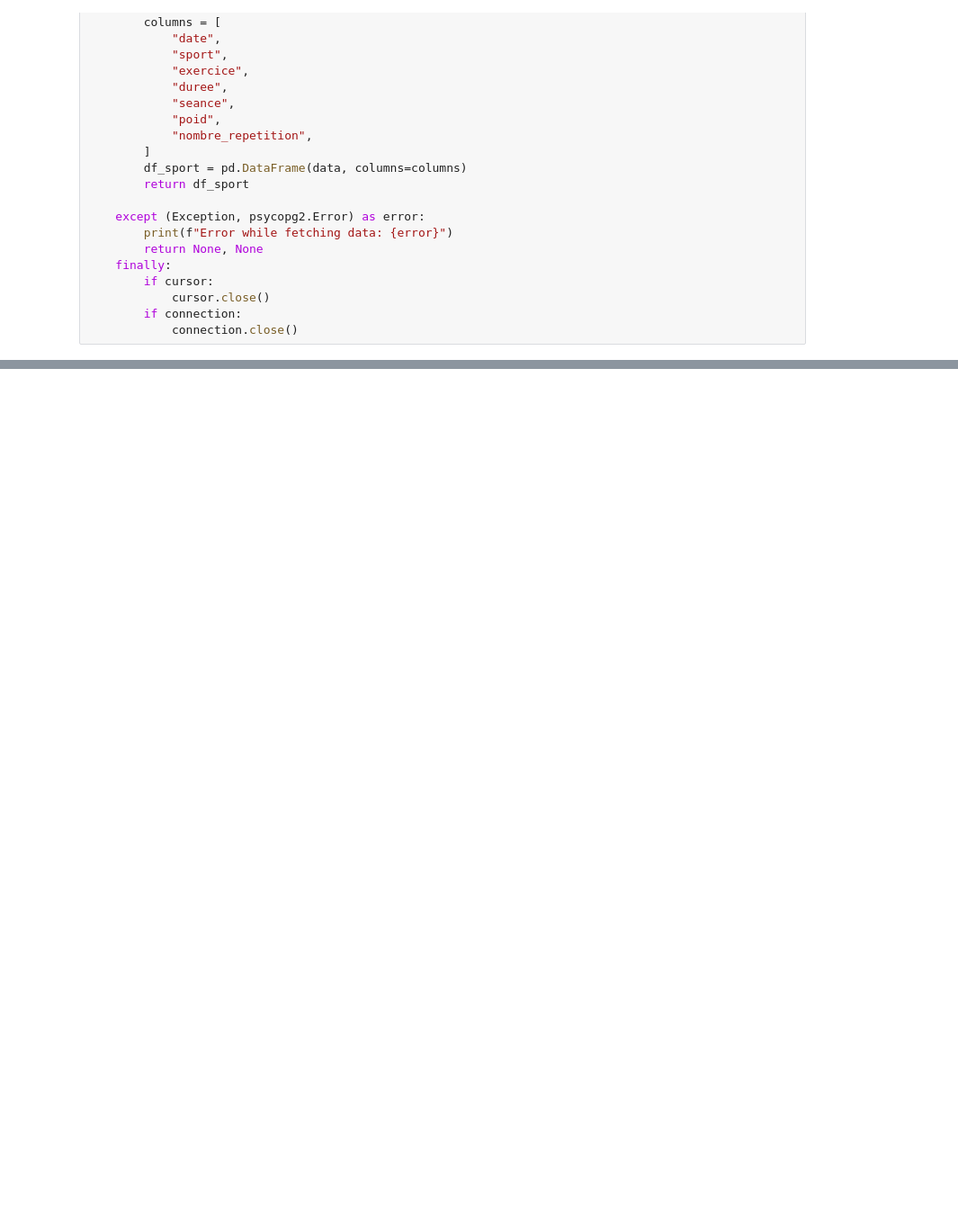
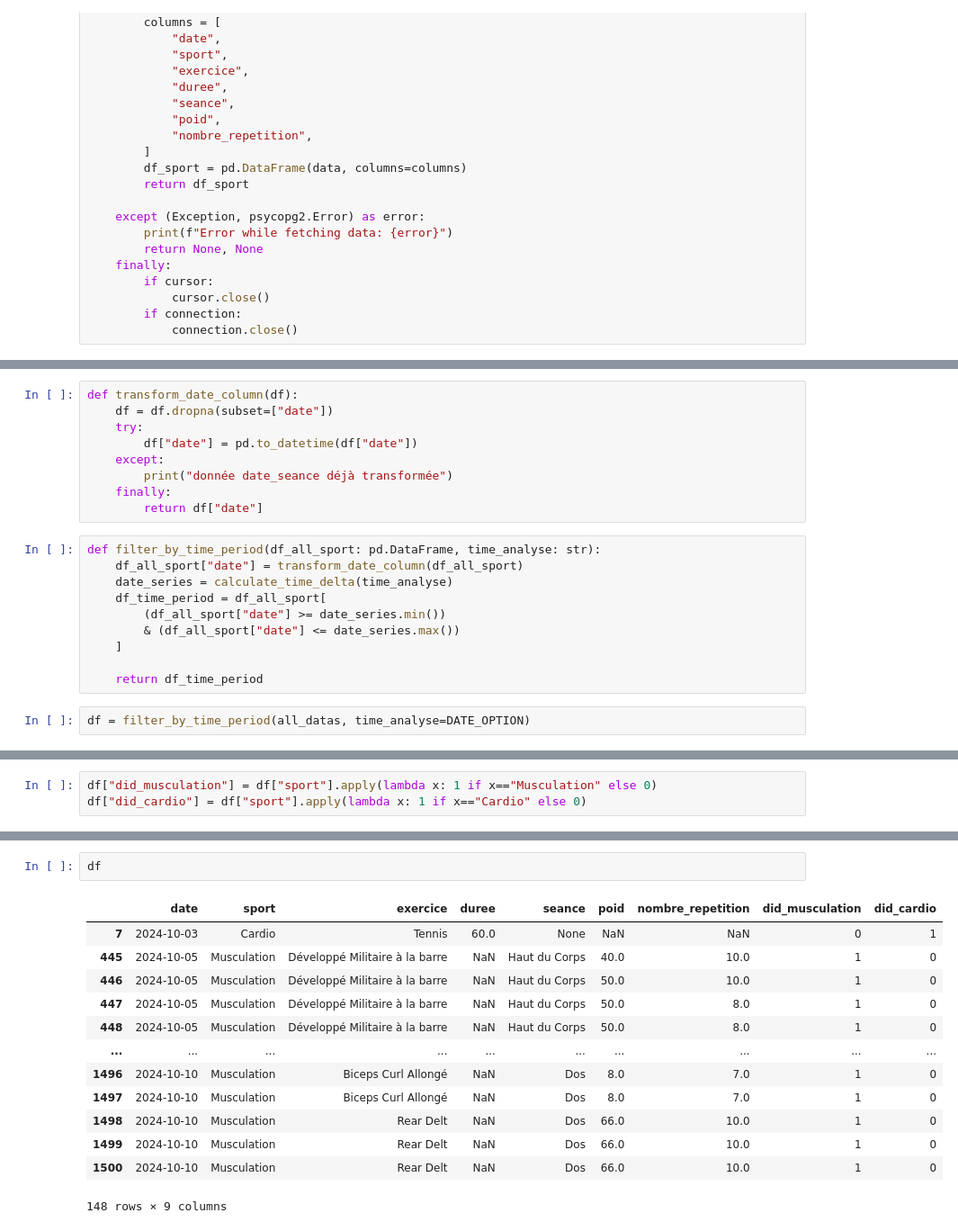
Before and after one commit to louismartindunord/SportMetrics, a Jupyter notebook: notebook/data_visualisation.ipynb, the cells around one changed output, grey strips where cells are left out. Shown: that part at 90% size. Cells and saved outputs as stored; diff of their text form; blank space fills up the shorter version.

```diff
--- a/notebook/data_visualisation.ipynb
+++ b/notebook/data_visualisation.ipynb
@@ -267,0 +107,21 @@ float(poid_portée)
+# %%
+def transform_date_column(df):
+    df = df.dropna(subset=["date"])
+    try:
+        df["date"] = pd.to_datetime(df["date"])
+    except:
+        print("donnée date_seance déjà transformée")
+    finally:
+        return df["date"]
+# %%
+def filter_by_time_period(df_all_sport: pd.DataFrame, time_analyse: str):
+    df_all_sport["date"] = transform_date_column(df_all_sport)
+    date_series = calculate_time_delta(time_analyse)
+    df_time_period = df_all_sport[
+        (df_all_sport["date"] >= date_series.min())
+        & (df_all_sport["date"] <= date_series.max())
+    ]
+
+    return df_time_period
+# %%
+df = filter_by_time_period(all_datas, time_analyse=DATE_OPTION)
@@ -267,0 +210,3 @@ float(poid_portée)
+# %%
+df["did_musculation"] = df["sport"].apply(lambda x: 1 if x=="Musculation" else 0)
+df["did_cardio"] = df["sport"].apply(lambda x: 1 if x=="Cardio" else 0)
@@ -267,0 +224,16 @@ float(poid_portée)
+# %%
+df
+# %% [output]
+|  | date | sport | exercice | duree | seance | poid | nombre_repetition | did_musculation | did_cardio |
+| 7 | 2024-10-03 | Cardio | Tennis | 60.0 | None | NaN | NaN | 0 | 1 |
+| 445 | 2024-10-05 | Musculation | Développé Militaire à la barre | NaN | Haut du Corps | 40.0 | 10.0 | 1 | 0 |
+| 446 | 2024-10-05 | Musculation | Développé Militaire à la barre | NaN | Haut du Corps | 50.0 | 10.0 | 1 | 0 |
+| 447 | 2024-10-05 | Musculation | Développé Militaire à la barre | NaN | Haut du Corps | 50.0 | 8.0 | 1 | 0 |
+| 448 | 2024-10-05 | Musculation | Développé Militaire à la barre | NaN | Haut du Corps | 50.0 | 8.0 | 1 | 0 |
+| ... | ... | ... | ... | ... | ... | ... | ... | ... | ... |
+| 1496 | 2024-10-10 | Musculation | Biceps Curl Allongé | NaN | Dos | 8.0 | 7.0 | 1 | 0 |
+| 1497 | 2024-10-10 | Musculation | Biceps Curl Allongé | NaN | Dos | 8.0 | 7.0 | 1 | 0 |
+| 1498 | 2024-10-10 | Musculation | Rear Delt | NaN | Dos | 66.0 | 10.0 | 1 | 0 |
+| 1499 | 2024-10-10 | Musculation | Rear Delt | NaN | Dos | 66.0 | 10.0 | 1 | 0 |
+| 1500 | 2024-10-10 | Musculation | Rear Delt | NaN | Dos | 66.0 | 10.0 | 1 | 0 |
+148 rows × 9 columns
```
Also changed, not shown: parts of 39 cells of this notebook, 8 other files.
